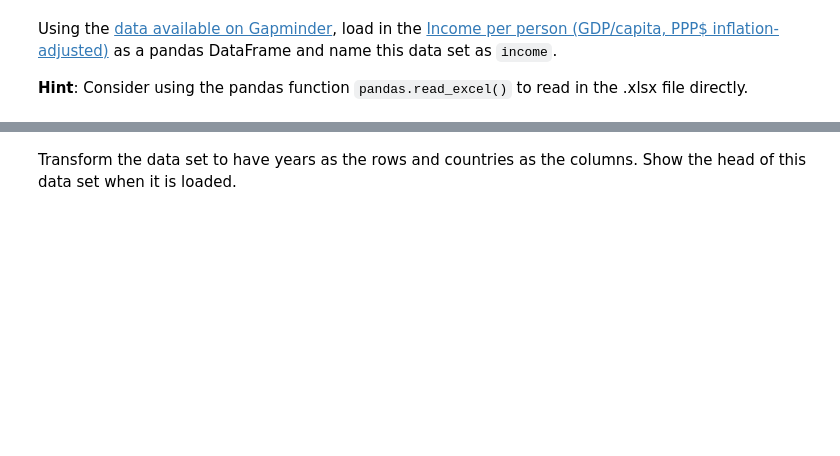
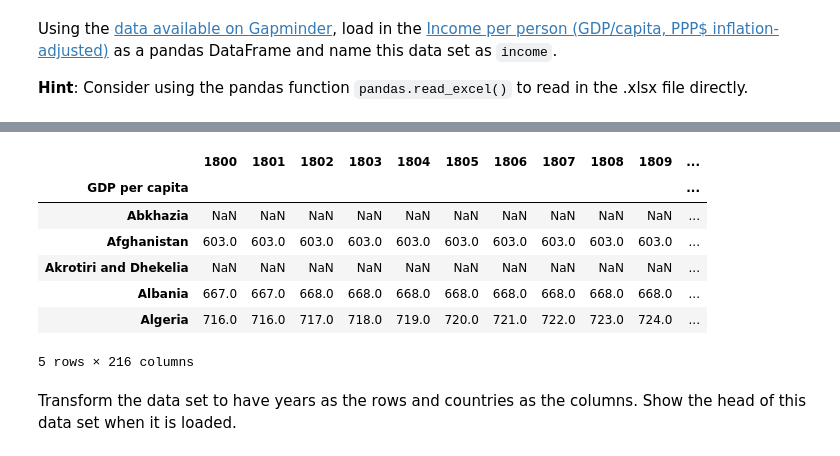
Before and after one commit to suicideBomber1/CS-109, a Jupyter notebook: HW1/HW1.ipynb, the cells around one changed output, grey strips where cells are left out. Saved outputs shown, nothing was run; the diff lists cells and outputs as text; code cells hidden in the pictures; blank space fills up the shorter version.

```diff
--- a/HW1/HW1.ipynb
+++ b/HW1/HW1.ipynb
@@ -196,3 +285,16 @@ Using the [data available on Gapminder](http://www.gapminder.org/data/), load in
+# %%
+income = pd.read_excel('./indicator gapminder gdp_per_capita_ppp.xlsx',encoding = "ISO-8859-1")
+income = income.set_index(income.columns[0])
+income.head()
+# %% [output]
+|  | 1800 | 1801 | 1802 | 1803 | 1804 | 1805 | 1806 | 1807 | 1808 | 1809 | ... |
+| GDP per capita |  |  |  |  |  |  |  |  |  |  | ... |
+| Abkhazia | NaN | NaN | NaN | NaN | NaN | NaN | NaN | NaN | NaN | NaN | ... |
+| Afghanistan | 603.0 | 603.0 | 603.0 | 603.0 | 603.0 | 603.0 | 603.0 | 603.0 | 603.0 | 603.0 | ... |
+| Akrotiri and Dhekelia | NaN | NaN | NaN | NaN | NaN | NaN | NaN | NaN | NaN | NaN | ... |
+| Albania | 667.0 | 667.0 | 668.0 | 668.0 | 668.0 | 668.0 | 668.0 | 668.0 | 668.0 | 668.0 | ... |
+| Algeria | 716.0 | 716.0 | 717.0 | 718.0 | 719.0 | 720.0 | 721.0 | 722.0 | 723.0 | 724.0 | ... |
+5 rows × 216 columns
 # %% [markdown]
 Transform the data set to have years as the rows and countries as the columns. Show the head of this data set when it is loaded.
 # %%
```
Also changed, not shown: parts of 11 cells of this notebook.
